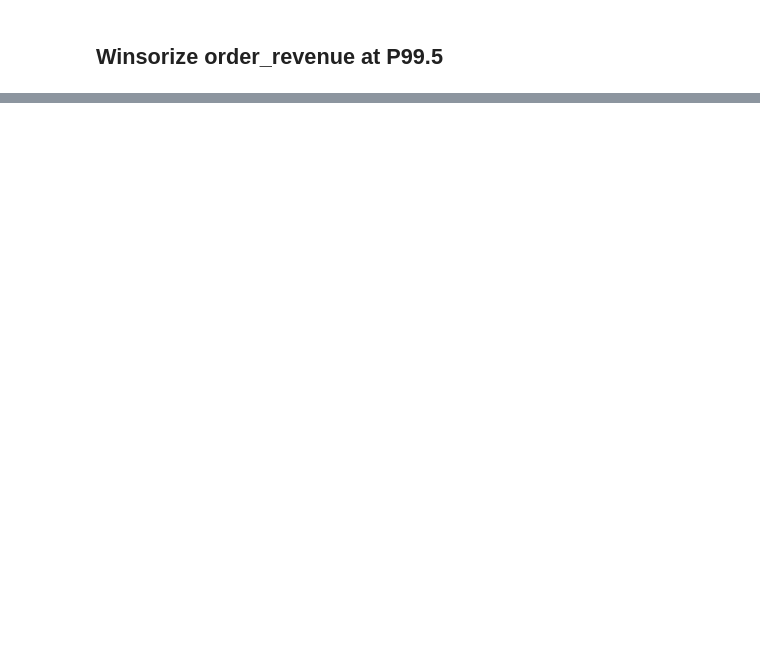
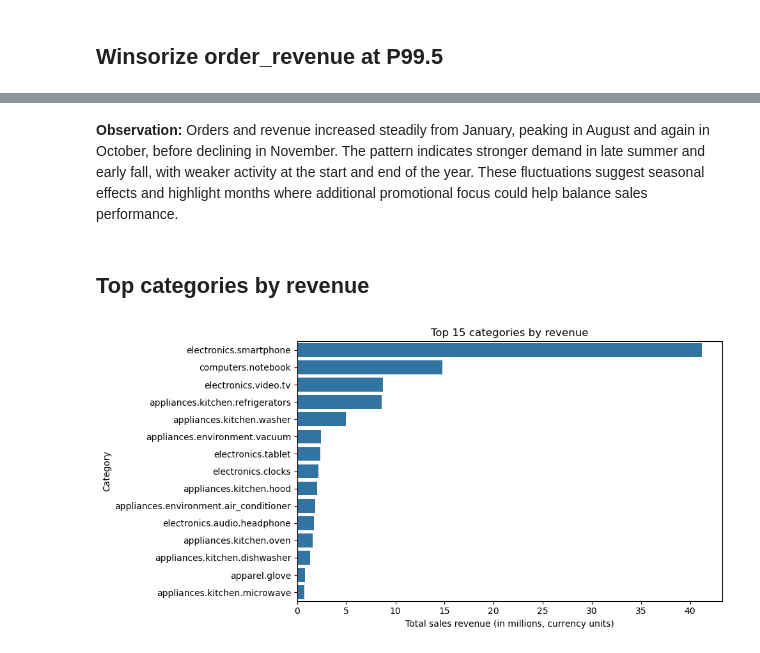
Before and after one commit to ayan978/Customer-Retention-Analysis-and-RFM-Segmentation-in-E-commerce, a Jupyter notebook: notebooks/customer_retention_rfm_segmentation.ipynb, the cells around one changed output, grey strips where cells are left out. Drawn from its saved outputs; the diff is of its cells as text; code cells hidden in the pictures; blank space fills up the shorter version.

```diff
--- a/notebooks/customer_retention_rfm_segmentation.ipynb
+++ b/notebooks/customer_retention_rfm_segmentation.ipynb
@@ -359,0 +456,22 @@ orders[["order_revenue","order_revenue_cap"]].describe(percentiles=[.5,.75,.9,.9
+# %% [markdown]
+**Observation:** Orders and revenue increased steadily from January, peaking in August and again in October, before declining in November. The pattern indicates stronger demand in late summer and early fall, with weaker activity at the start and end of the year. These fluctuations suggest seasonal effects and highlight months where additional promotional focus could help balance sales performance.
+# %% [markdown]
+## Top categories by revenue
+# %%
+cat_rev_m = (
+    df_uid[df_uid["category_code"] != "unknown"]
+      .groupby("category_code")["price"]
+      .sum()
+      .sort_values(ascending=False)
+      .head(15) / 1e6
+)
+
+plt.figure(figsize=(10,5))
+sns.barplot(x=cat_rev_m.values, y=cat_rev_m.index)
+plt.xlabel("Total sales revenue (in millions, currency units)")
+plt.ylabel("Category")
+plt.title("Top 15 categories by revenue")
+plt.tight_layout()
+plt.show()
+# %% [output]
+[figure, added]
```
Also changed, not shown: parts of 32 cells of this notebook.
